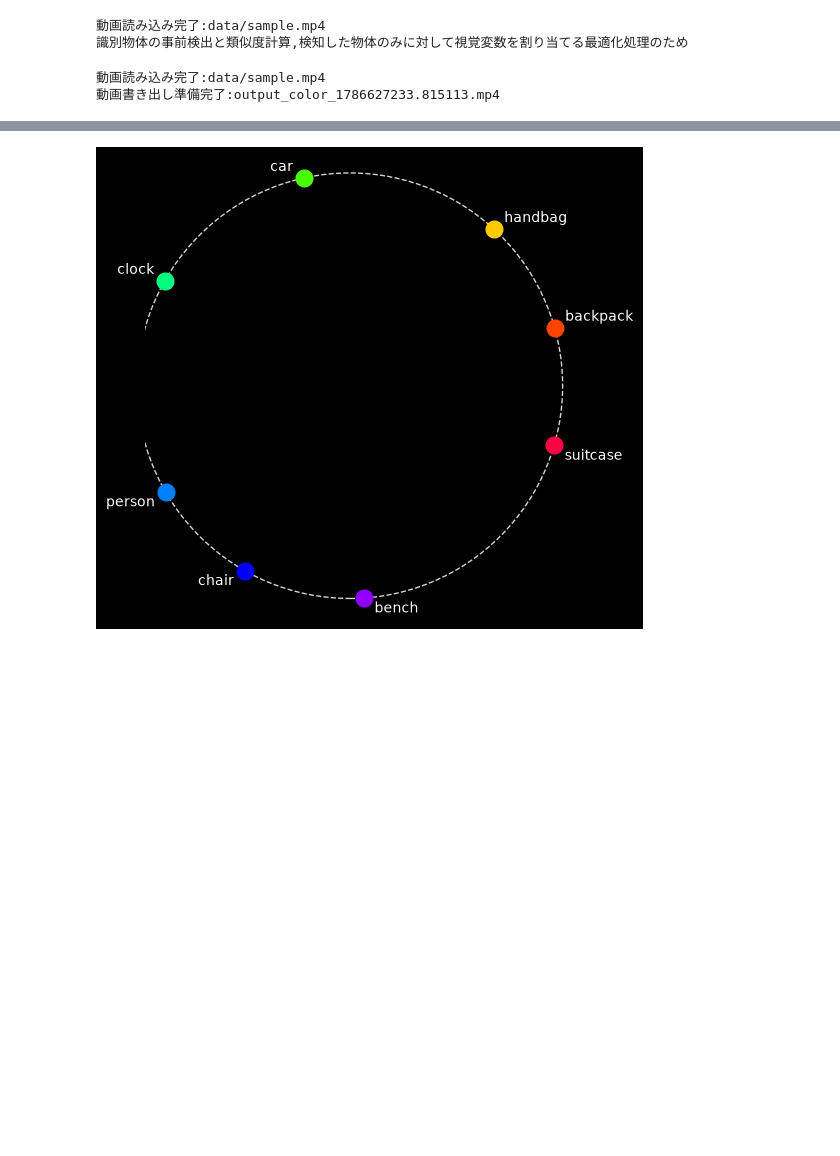
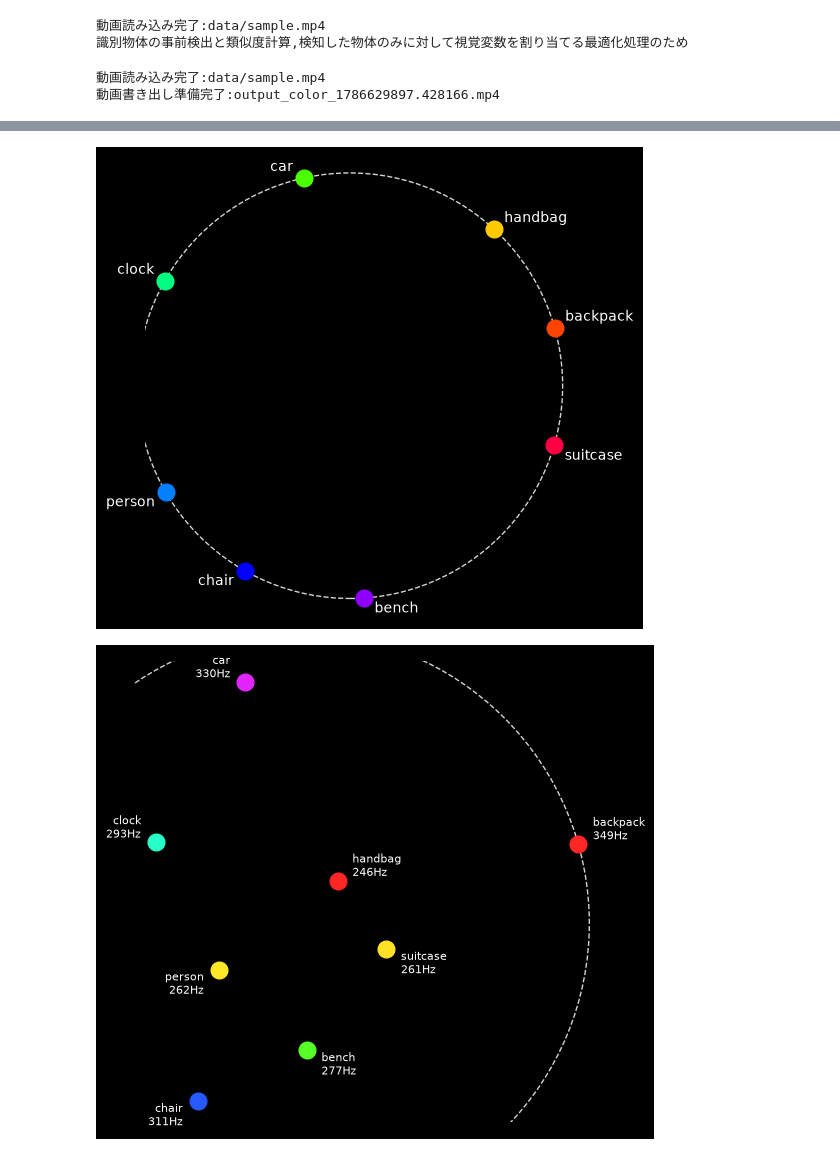
Before and after one commit to onu-onu/mov_recog, a Jupyter notebook: work.ipynb, the cells around one changed output, grey strips where cells are left out. Drawn from its saved outputs; the diff is of its cells as text; code cells hidden in the pictures; blank space fills up the shorter version.

```diff
--- a/work.ipynb
+++ b/work.ipynb
@@ -370,6 +388,7 @@ if not READ_FLAG:
     print('識別物体の事前検出と類似度計算,検知した物体のみに対して視覚変数を割り当てる最適化処理のため')
     cap.set(cv2.CAP_PROP_POS_FRAMES, 0) # 最初に戻す
     obj_dict = get_object_name_dict(cap)
+    BASE_FREQUENCIES = build_base_frequencies(obj_dict)
     class_names = get_object_sim_dict(obj_dict)
 # %% [output]
 動画読み込み完了:data/sample.mp4
@@ -625,37 +683,30 @@ lateral_vis_frame = np.zeros((int(lateral_pos['y1'] - lateral_pos['y0']), int(la
 mapping_pos = { 'x0': w//3*2, 'x1': w, 'y0': h//3*2, 'y1': h }
 mapping_frame = np.zeros((int(mapping_pos['y1'] - mapping_pos['y0']), int(mapping_pos['x1'] - mapping_pos['x0']), 3), dtype=np.uint8)
 
-fig = draw_class_sim(class_names)
+class_fig = draw_class_sim(class_names)
+audio_fig = draw_audio_sim(class_names)
 colorscale_pos = { 'x0': 0, 'x1': h//3, 'y0': h//3*2, 'y1': h }
-colorscale_frame = fig2frame(fig, int(colorscale_pos['x1'] - colorscale_pos['x0']), int(colorscale_pos['y1'] - colorscale_pos['y0']))
-
+colorscale_frame = fig2frame(audio_fig, int(colorscale_pos['x1'] - colorscale_pos['x0']), int(colorscale_pos['y1'] - colorscale_pos['y0']))
 
 # ========= 描画開始 =========
 cap.set(cv2.CAP_PROP_POS_FRAMES, 0) # 最初に戻す
 result_hist = []
 total_frames = int(cap.get(cv2.CAP_PROP_FRAME_COUNT))
 for _ in tqdm(range(total_frames)):
-    # ========= フレーム取得 =========
     ret, frame = cap.read()
     frame_num = int(cap.get(cv2.CAP_PROP_POS_FRAMES))
-    # 動画フレームは1/4にする
     frame = cv2.resize(frame, (w // 3 * 2, h // 3 * 2))
 
     if not ret:
-        break  # 動画の最後でループ終了
+        break
 
-    # ========= 推論（物体検出） =========
-    # OpenCVはBGR⇒YOLOはRGB
-    results = yolo_model(frame[..., ::-1])  # YOLOv5に画像を渡して検出
-    result_hist.append({'results':results, 'frame_num': frame_num})
+    results = yolo_model(frame[..., ::-1])
+    result_hist.append({'results': results, 'frame_num': frame_num})
 
-    # ========= 結果をフレームに描画 =========
-    # 動画はグレースケール化
     if mode == 'color':
         gray = cv2.cvtColor(frame, cv2.COLOR_BGR2GRAY)
         frame = cv2.cvtColor(gray, cv2.COLOR_GRAY2BGR)
 
-    # ========= 視覚表現の追加 =========
     display_frame[0:h//3*2, 0:w//3*2] = draw_info_on_mov(result_hist[-30:], frame, frame_num, class_names)
 
     vertical_vis_frame = draw_vertical_frame(vertical_vis_frame, result_hist[-1], frame_num, total_frames)
@@ -669,49 +720,41 @@ for _ in tqdm(range(total_frames)):
 
     display_frame[colorscale_pos['y0']:colorscale_pos['y1'], colorscale_pos['x0']:colorscale_pos['x1']] = colorscale_frame
 
-
-    # ========= ウィンドウ表示 =========
     cv2.imshow("YOLOv5 Detection", display_frame)
-
-    # ========= フレームを書き込み =========
     out.write(display_frame)
 
-    # ========= qキーで途中終了 =========
     if cv2.waitKey(1) & 0xFF == ord('q'):
         break
 
-    # time.sleep(3)
-
-# ========= 後処理 =========
 cap.release()
 out.release()
 cv2.destroyAllWindows()
 
-# ========= BGM生成 =========
 print("\n検出結果をBGMに変換中...")
 bgm_audio = create_bgm_from_results(result_hist, class_names, f"detection_bgm_{mode}.wav")
 print(f"BGM生成完了: detection_bgm_{mode}.wav")
 
 READ_FLAG = True
 # %% [output]
 動画読み込み完了:data/sample.mp4
-動画書き出し準備完了:output_color_1786627233.815113.mp4
+動画書き出し準備完了:output_color_1786629897.428166.mp4
 検出結果をBGMに変換中...
 検出イベントを抽出中...
 抽出されたイベント数: 37
   person: フレーム0-215 (216F, スコア: 0.61)
   handbag: フレーム0-35 (36F, スコア: 0.33)
   bench: フレーム9-12 (4F, スコア: 0.30)
   clock: フレーム10-11 (2F, スコア: 0.34)
   clock: フレーム13-17 (5F, スコア: 0.31)
   clock: フレーム24-26 (3F, スコア: 0.33)
   clock: フレーム31-32 (2F, スコア: 0.31)
   handbag: フレーム38-39 (2F, スコア: 0.28)
   clock: フレーム46-48 (3F, スコア: 0.27)
   handbag: フレーム48-49 (2F, スコア: 0.29)
 シーケンサーで音声を生成中...
 BGM保存完了: detection_bgm_color.wav
 BGM生成完了: detection_bgm_color.wav
 [figure]
+[figure, added]
 # %%
 READ_FLAG = True
```
Also changed, not shown: parts of 3 cells of this notebook.
